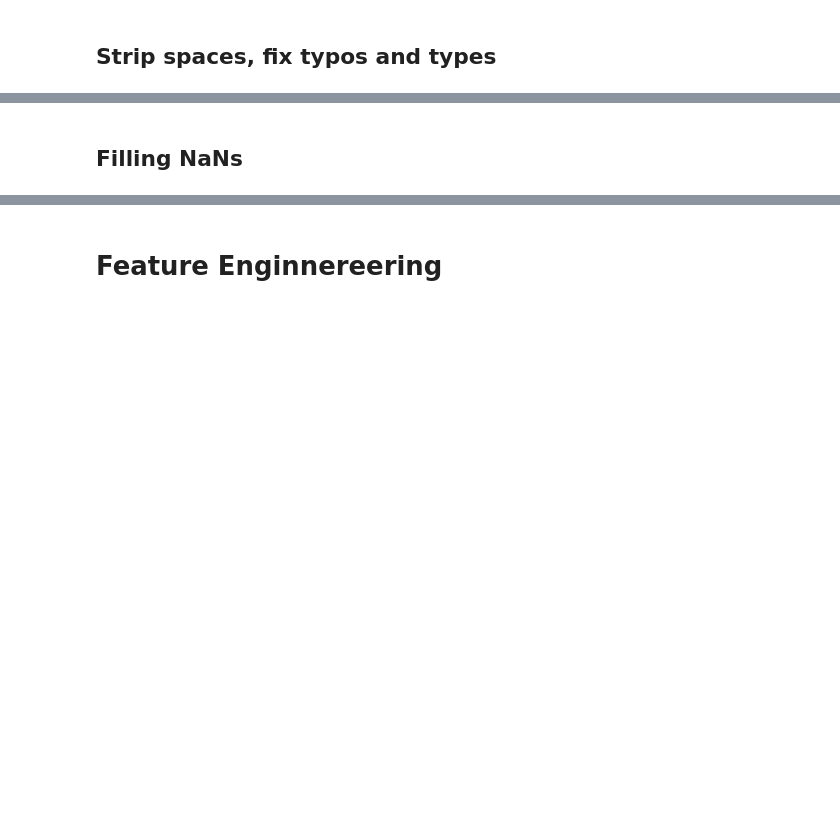
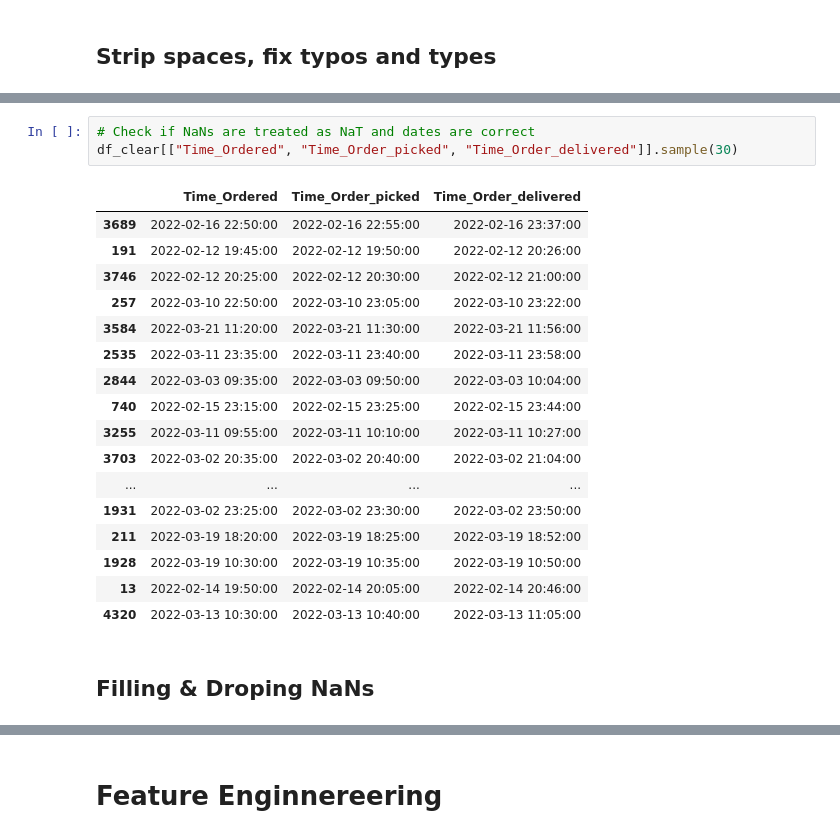
Before and after one commit to luc457x/CDS-PA, a Jupyter notebook: notebook.ipynb, the cells around one changed output, grey strips where cells are left out. Drawn from its saved outputs; the diff is of its cells as text; blank space fills up the shorter version.

```diff
--- a/notebook.ipynb
+++ b/notebook.ipynb
@@ -124,2 +138,23 @@ df_clear["Time_taken(min)"] = df_clear["Time_taken(min)"].str.extract(r'(\d+)').
+# %%
+# Check if NaNs are treated as NaT and dates are correct
+df_clear[["Time_Ordered", "Time_Order_picked", "Time_Order_delivered"]].sample(30)
+# %% [output]
+|  | Time_Ordered | Time_Order_picked | Time_Order_delivered |
+| 3689 | 2022-02-16 22:50:00 | 2022-02-16 22:55:00 | 2022-02-16 23:37:00 |
+| 191 | 2022-02-12 19:45:00 | 2022-02-12 19:50:00 | 2022-02-12 20:26:00 |
+| 3746 | 2022-02-12 20:25:00 | 2022-02-12 20:30:00 | 2022-02-12 21:00:00 |
+| 257 | 2022-03-10 22:50:00 | 2022-03-10 23:05:00 | 2022-03-10 23:22:00 |
+| 3584 | 2022-03-21 11:20:00 | 2022-03-21 11:30:00 | 2022-03-21 11:56:00 |
+| 2535 | 2022-03-11 23:35:00 | 2022-03-11 23:40:00 | 2022-03-11 23:58:00 |
+| 2844 | 2022-03-03 09:35:00 | 2022-03-03 09:50:00 | 2022-03-03 10:04:00 |
+| 740 | 2022-02-15 23:15:00 | 2022-02-15 23:25:00 | 2022-02-15 23:44:00 |
+| 3255 | 2022-03-11 09:55:00 | 2022-03-11 10:10:00 | 2022-03-11 10:27:00 |
+| 3703 | 2022-03-02 20:35:00 | 2022-03-02 20:40:00 | 2022-03-02 21:04:00 |
+| ... | ... | ... | ... |
+| 1931 | 2022-03-02 23:25:00 | 2022-03-02 23:30:00 | 2022-03-02 23:50:00 |
+| 211 | 2022-03-19 18:20:00 | 2022-03-19 18:25:00 | 2022-03-19 18:52:00 |
+| 1928 | 2022-03-19 10:30:00 | 2022-03-19 10:35:00 | 2022-03-19 10:50:00 |
+| 13 | 2022-02-14 19:50:00 | 2022-02-14 20:05:00 | 2022-02-14 20:46:00 |
+| 4320 | 2022-03-13 10:30:00 | 2022-03-13 10:40:00 | 2022-03-13 11:05:00 |
 # %% [markdown]
-## Filling NaNs
+## Filling & Droping NaNs
```
Also changed, not shown: parts of 21 cells of this notebook.
